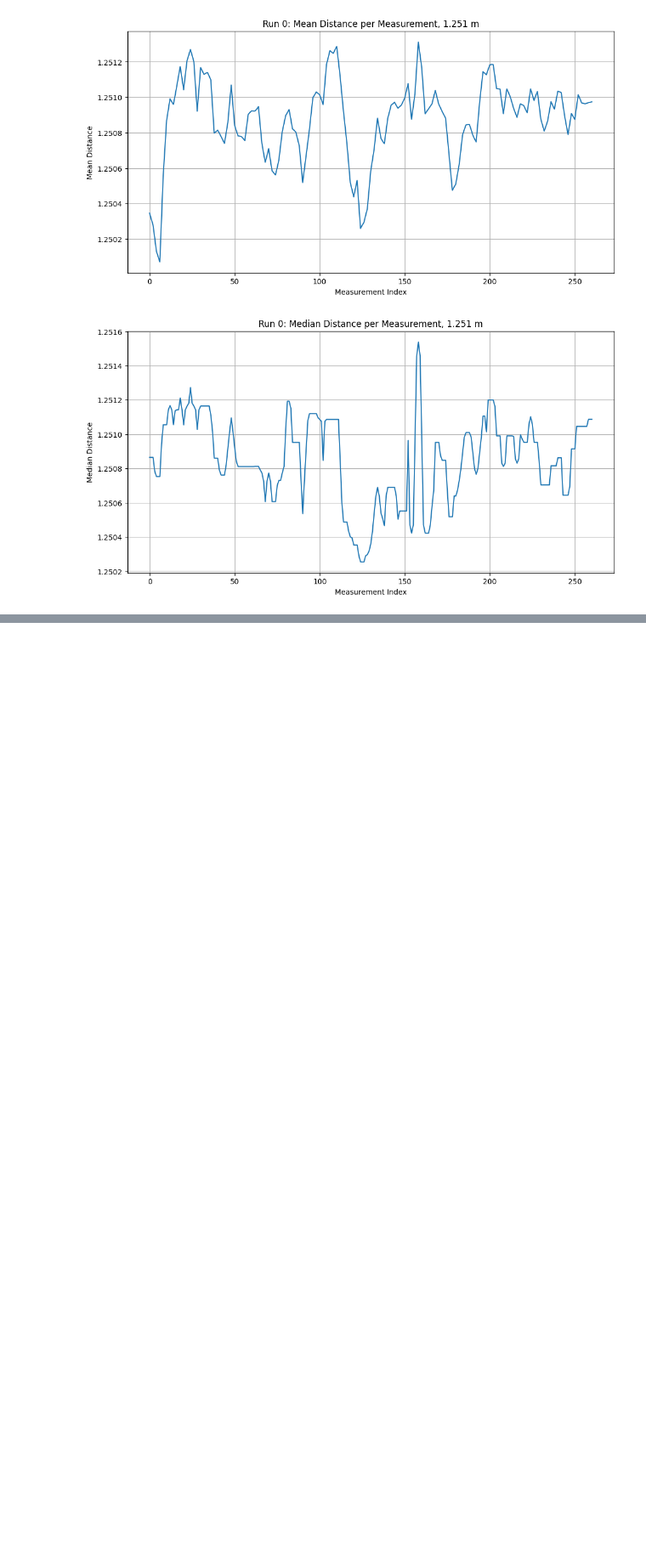
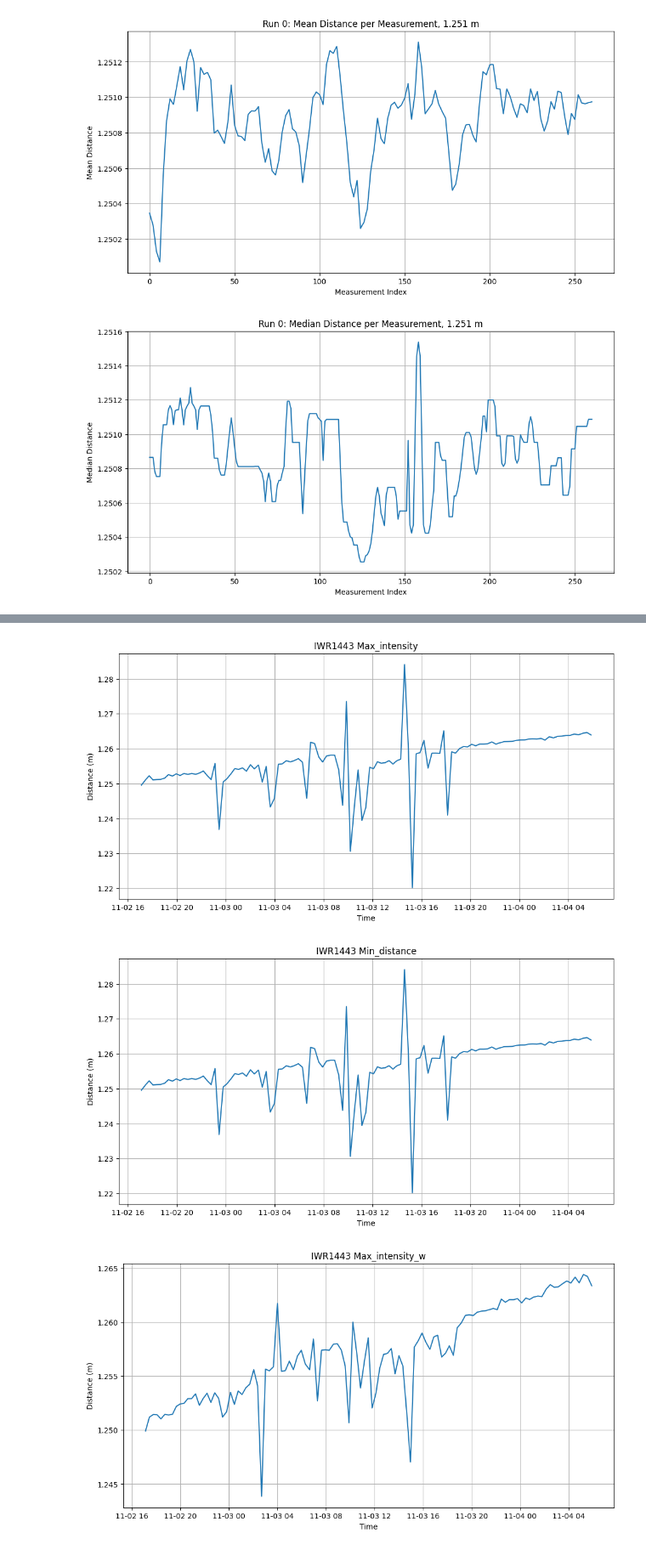
Before and after one commit to arpg/radar-water-monitoring, a Jupyter notebook: plot.ipynb, the cells around one changed output, grey strips where cells are left out. Shown at 85% size. Cells and saved outputs as stored; diff of their text form; code cells hidden in the pictures; blank space fills up the shorter version.

```diff
--- a/plot.ipynb
+++ b/plot.ipynb
@@ -113,0 +114,6 @@ plot.deltas(dates, iwr1443_stats, gt_depths_matched)
+# %%
+plot.stat_all_runs(dates, iwr1443_stats, sensor_name='iwr1443')
+# %% [output]
+[figure, added]
+[figure, added]
+[figure, added]
```
Also changed, not shown: parts of 26 cells of this notebook, 3 other files.
